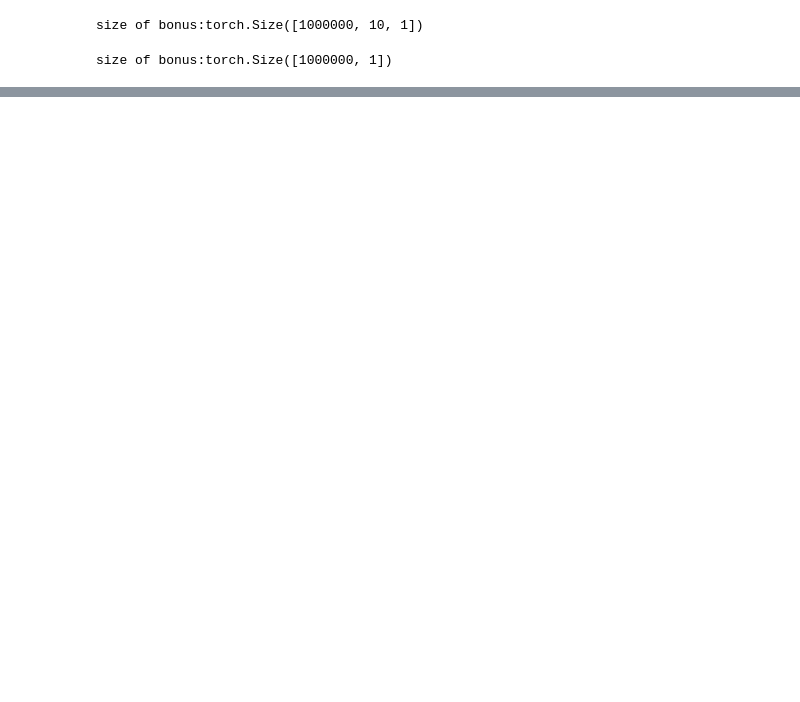
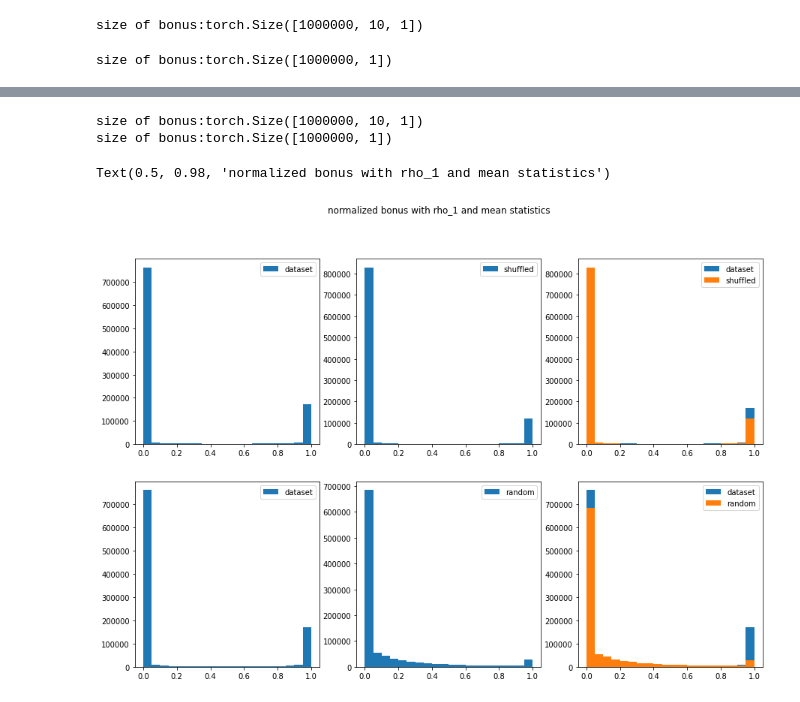
Before and after one commit to shidilrzf/continuous_rnd, a Jupyter notebook: sac/examples/notebooks/bonus_classifier.ipynb, the cells around one changed output, grey strips where cells are left out. Drawn from its saved outputs; the diff is of its cells as text; code cells hidden in the pictures; blank space fills up the shorter version.

```diff
--- a/sac/examples/notebooks/bonus_classifier.ipynb
+++ b/sac/examples/notebooks/bonus_classifier.ipynb
@@ -257,0 +284,4 @@ Text(0.5, 0.98, 'normalized bonus with rho_1 and mean statistics')
+# %%
+model_name = 'Nov-30-2020_1428_hopper-medium-v0.pt'
+network_1 = load_models(model_name)
+bonus_1 = get_bonus(obs, actions, network_1,).detach().cpu().numpy()
@@ -257,0 +303,47 @@ Text(0.5, 0.98, 'normalized bonus with rho_1 and mean statistics')
+# %%
+random_actions = torch.FloatTensor(actions.shape[0] * num_random, actions.shape[-1]).uniform_(-1, 1)
+bonus_random_1 = get_bonus_random_actions(obs, random_actions, network_1).detach().cpu().numpy()
+bonus_random_1_mean = np.mean(bonus_random_1, axis=1)
+
+ind = np.random.permutation(actions.shape[0])
+shuffled_actions = actions[ind]
+
+bonus_shuffled_1 = get_bonus(obs, shuffled_actions, network_1).detach().cpu().numpy()
+# %% [output]
+size of bonus:torch.Size([1000000, 10, 1])
+size of bonus:torch.Size([1000000, 1])
+# %%
+num_bins = 20
+matplotlib.rcParams['figure.figsize'] = (15, 10)
+fig=plt.figure()
+plt.subplot(2, 3, 1)
+plt.hist(bonus_1, bins = num_bins, label='dataset')
+plt.legend()
+
+plt.subplot(2, 3, 2)
+plt.hist(bonus_shuffled_1, bins = num_bins, label='shuffled')
+plt.legend()
+
+plt.subplot(2, 3, 3)
+plt.hist(bonus_1, bins = num_bins, label='dataset')
+plt.hist(bonus_shuffled_1, bins = num_bins, label='shuffled')
+plt.legend(loc='upper right')
+
+
+plt.subplot(2, 3, 4)
+plt.hist(bonus_1, bins = num_bins, label='dataset')
+plt.legend()
+
+plt.subplot(2, 3, 5)
+plt.hist(bonus_random_1_mean, bins = num_bins, label='random')
+plt.legend()
+
+plt.subplot(2, 3, 6)
+plt.hist(bonus_1, bins = num_bins, label='dataset')
+plt.hist(bonus_random_1_mean, bins = num_bins, label='random')
+plt.legend(loc='upper right')
+
+plt.suptitle('normalized bonus with rho_1 and mean statistics')
+# %% [output]
+Text(0.5, 0.98, 'normalized bonus with rho_1 and mean statistics')
+[figure, added]
```
Also changed, not shown: parts of 9 cells of this notebook.
